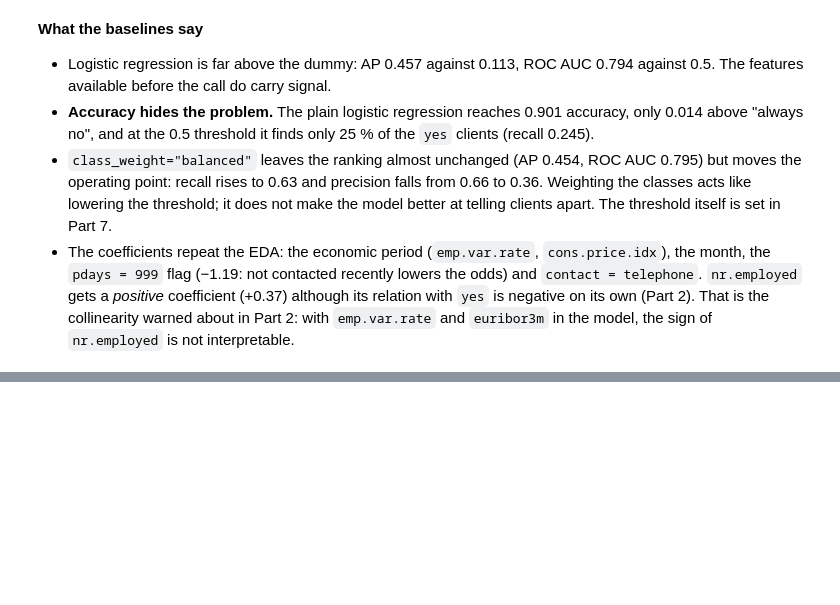
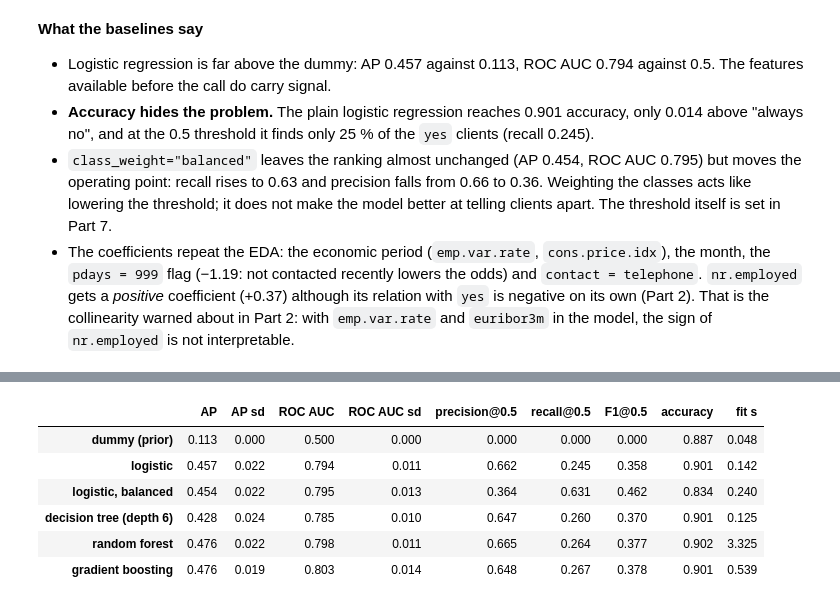
Before and after one commit to abo-code-1/task-03-ML-course, a Jupyter notebook: Imamsidikov_task3.ipynb, the cells around one changed output, grey strips where cells are left out. Drawn from its saved outputs; the diff is of its cells as text; code cells hidden in the pictures; blank space fills up the shorter version.

```diff
--- a/Imamsidikov_task3.ipynb
+++ b/Imamsidikov_task3.ipynb
@@ -651,0 +662,16 @@ dtype: float64
+# %%
+from sklearn.ensemble import HistGradientBoostingClassifier, RandomForestClassifier
+from sklearn.tree import DecisionTreeClassifier
+
+evaluate("decision tree (depth 6)", DecisionTreeClassifier(max_depth=6, random_state=SEED))
+evaluate("random forest", RandomForestClassifier(n_estimators=300, min_samples_leaf=5, random_state=SEED))
+evaluate("gradient boosting", HistGradientBoostingClassifier(random_state=SEED))
+cv_table()
+# %% [output]
+|  | AP | AP sd | ROC AUC | ROC AUC sd | precision@0.5 | recall@0.5 | F1@0.5 | accuracy | fit s |
+| dummy (prior) | 0.113 | 0.000 | 0.500 | 0.000 | 0.000 | 0.000 | 0.000 | 0.887 | 0.048 |
+| logistic | 0.457 | 0.022 | 0.794 | 0.011 | 0.662 | 0.245 | 0.358 | 0.901 | 0.142 |
+| logistic, balanced | 0.454 | 0.022 | 0.795 | 0.013 | 0.364 | 0.631 | 0.462 | 0.834 | 0.240 |
+| decision tree (depth 6) | 0.428 | 0.024 | 0.785 | 0.010 | 0.647 | 0.260 | 0.370 | 0.901 | 0.125 |
+| random forest | 0.476 | 0.022 | 0.798 | 0.011 | 0.665 | 0.264 | 0.377 | 0.902 | 3.325 |
+| gradient boosting | 0.476 | 0.019 | 0.803 | 0.014 | 0.648 | 0.267 | 0.378 | 0.901 | 0.539 |
```
Also changed, not shown: parts of 4 cells of this notebook, 1 other file.
